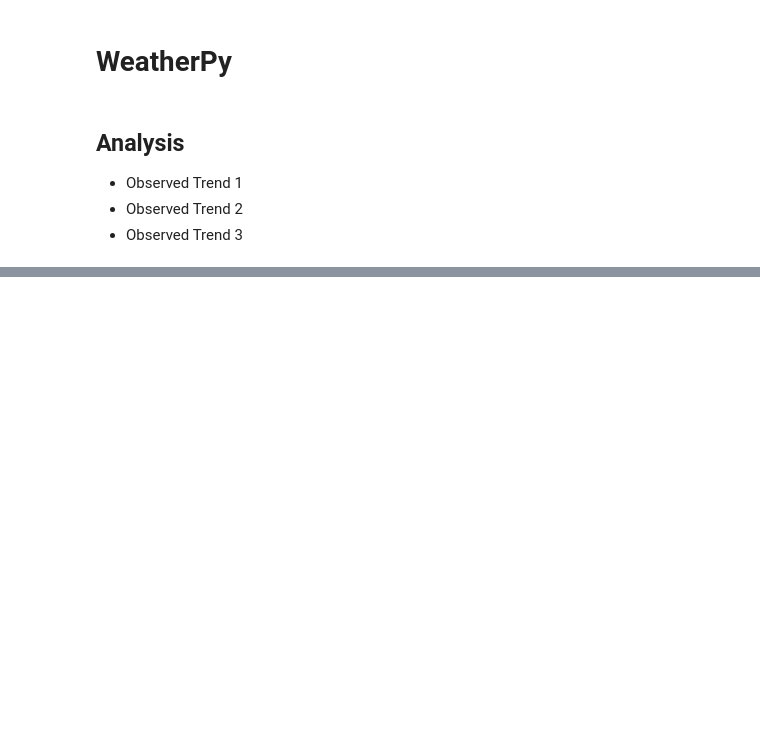
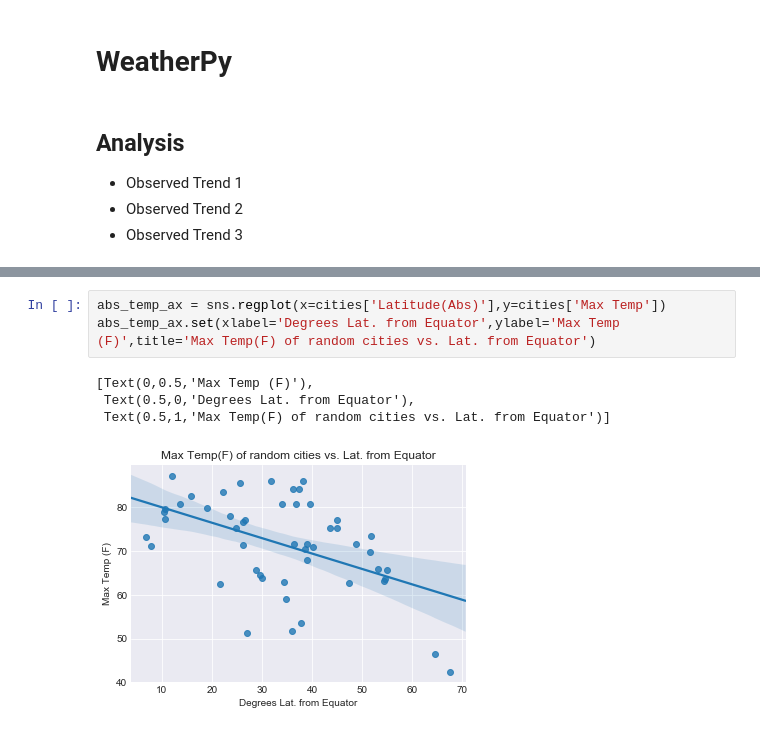
Before and after one commit to mgstewart/API-HW, a Jupyter notebook: WeatherPy.ipynb, the cells around one changed output, grey strips where cells are left out. Saved outputs shown, nothing was run; the diff lists cells and outputs as text; blank space fills up the shorter version.

```diff
--- a/WeatherPy.ipynb
+++ b/WeatherPy.ipynb
@@ -54,0 +118,8 @@ cities =
+# %%
+abs_temp_ax = sns.regplot(x=cities['Latitude(Abs)'],y=cities['Max Temp'])
+abs_temp_ax.set(xlabel='Degrees Lat. from Equator',ylabel='Max Temp (F)',title='Max Temp(F) of random cities vs. Lat. from Equator')
+# %% [output]
+[Text(0,0.5,'Max Temp (F)'),
+ Text(0.5,0,'Degrees Lat. from Equator'),
+ Text(0.5,1,'Max Temp(F) of random cities vs. Lat. from Equator')]
+[figure, added]
```
Also changed, not shown: parts of 12 cells of this notebook, 1 other file.
